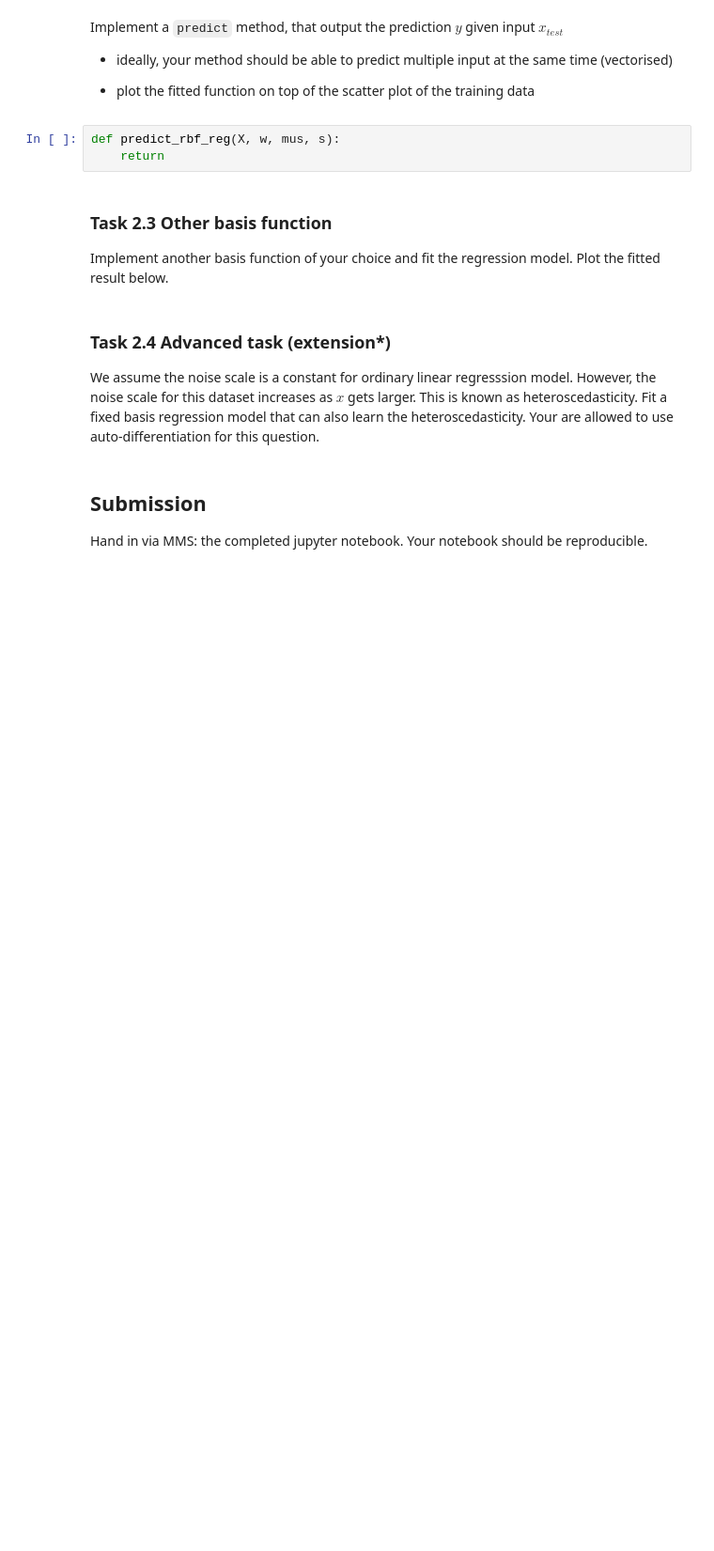
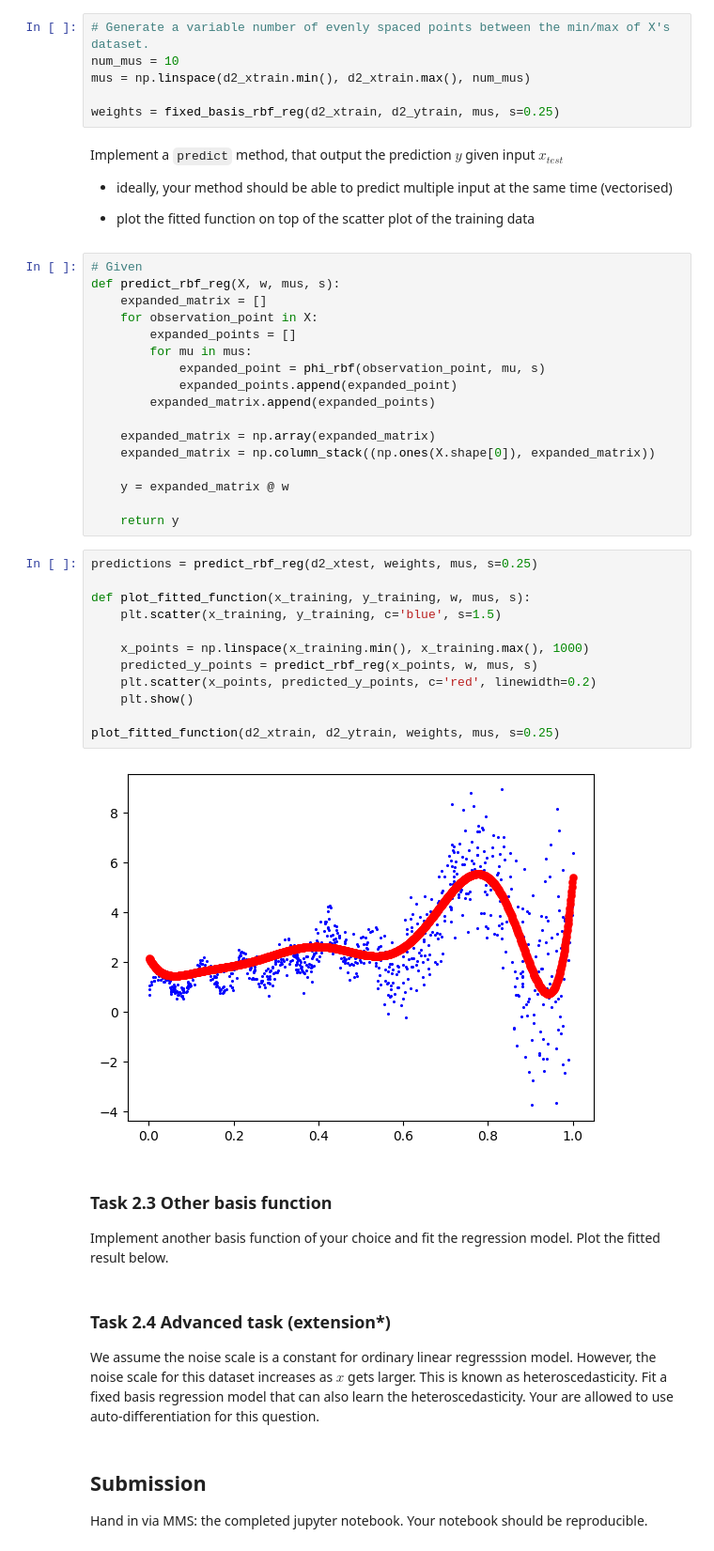
Before and after one commit to sachin-sadhu/ml_p1, a Jupyter notebook: P1.ipynb, the cells around one changed output. Shown at 94% size. Drawn from its saved outputs; the diff is of its cells as text; blank space fills up the shorter version.

```diff
--- a/P1.ipynb
+++ b/P1.ipynb
@@ -449,13 +469,47 @@ def fixed_basis_rbf_reg(X, y, mus, s):
 
     return w
+# %%
+# Generate a variable number of evenly spaced points between the min/max of X's dataset.
+num_mus = 10
+mus = np.linspace(d2_xtrain.min(), d2_xtrain.max(), num_mus)
+
+weights = fixed_basis_rbf_reg(d2_xtrain, d2_ytrain, mus, s=0.25)
 # %% [markdown]
 Implement a `predict` method, that output the prediction $\hat{y}$ given input $x_{test}$
 * ideally, your method should be able to predict multiple input at the same time (vectorised)
 
 * plot the fitted function on top of the scatter plot of the training data
 # %%
+# Given
 def predict_rbf_reg(X, w, mus, s):
-    return
+    expanded_matrix = []
+    for observation_point in X:
+        expanded_points = []
+        for mu in mus:
+            expanded_point = phi_rbf(observation_point, mu, s)
+            expanded_points.append(expanded_point)
+        expanded_matrix.append(expanded_points)
+
+    expanded_matrix = np.array(expanded_matrix)
+    expanded_matrix = np.column_stack((np.ones(X.shape[0]), expanded_matrix))
+
+    y = expanded_matrix @ w
+
+    return y
+# %%
+predictions = predict_rbf_reg(d2_xtest, weights, mus, s=0.25)
+
+def plot_fitted_function(x_training, y_training, w, mus, s):
+    plt.scatter(x_training, y_training, c='blue', s=1.5)
+
+    x_points = np.linspace(x_training.min(), x_training.max(), 1000)
+    predicted_y_points = predict_rbf_reg(x_points, w, mus, s)
+    plt.scatter(x_points, predicted_y_points, c='red', linewidth=0.2)
+    plt.show()
+
+plot_fitted_function(d2_xtrain, d2_ytrain, weights, mus, s=0.25)
+# %% [output]
+[figure, added]
 # %% [markdown]
 ### Task 2.3 Other basis function
 
```
Also changed, not shown: parts of 2 cells of this notebook.
